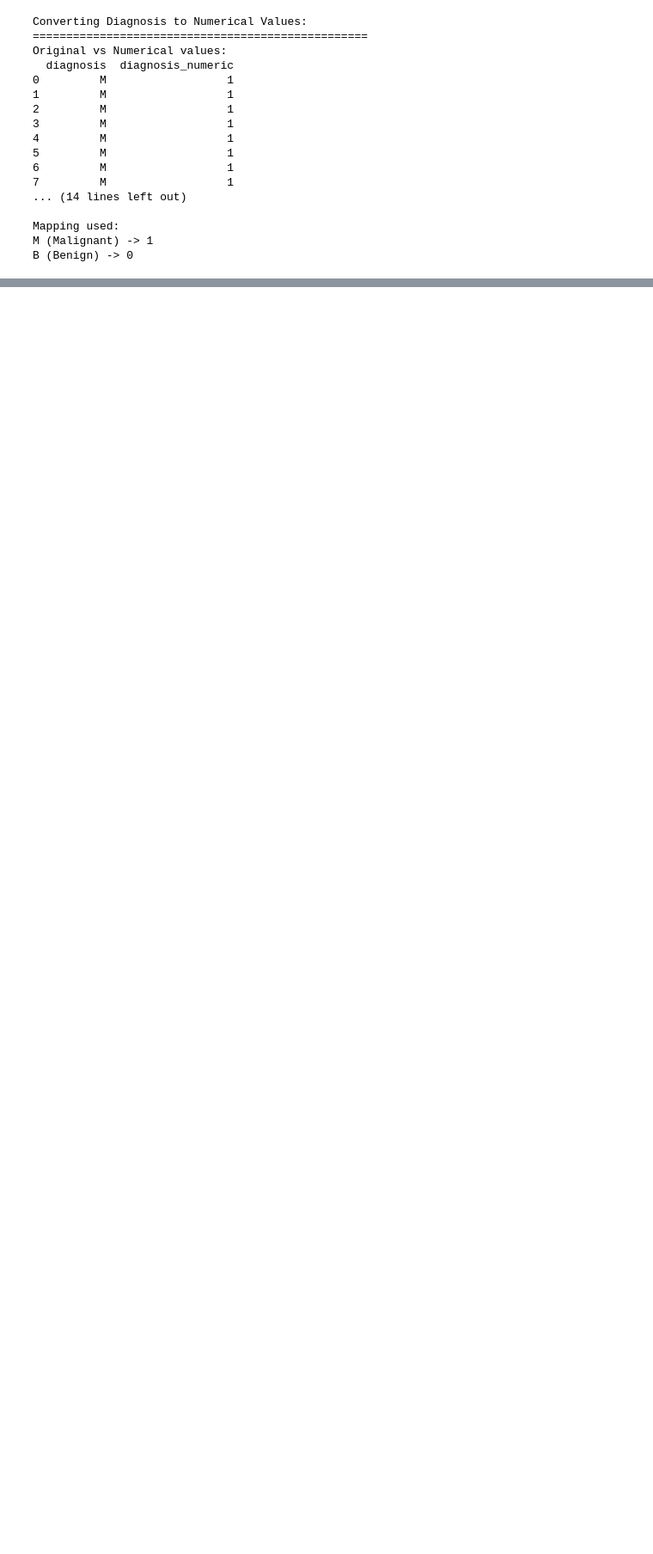
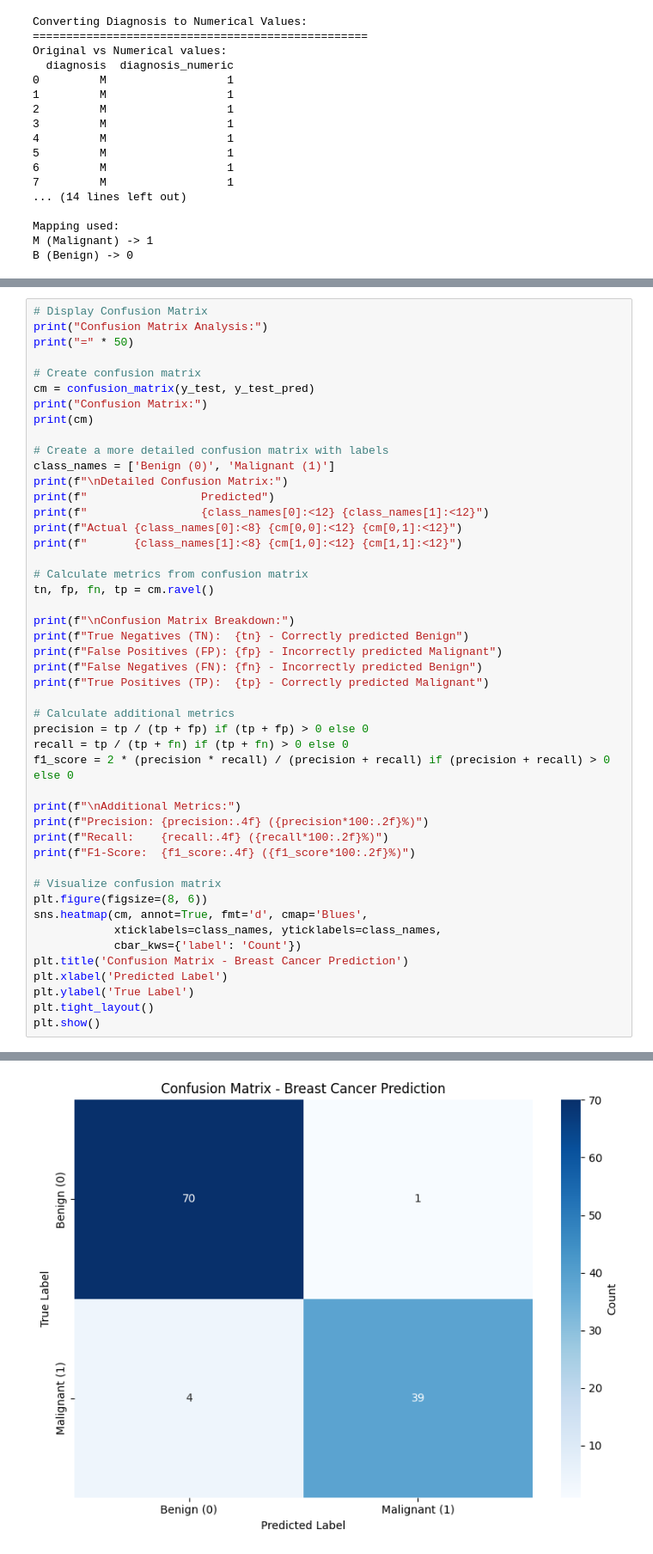
Before and after one commit to salmansheikhutk/datascience, a Jupyter notebook: breast_cancer_analysis.ipynb, the cells around one changed output, grey strips where cells are left out. Shown at 86% size. Cells and saved outputs as stored; diff of their text form; blank space fills up the shorter version.

```diff
--- a/breast_cancer_analysis.ipynb
+++ b/breast_cancer_analysis.ipynb
@@ -207,0 +394,48 @@ B (Benign) -> 0
+# %%
+# Display Confusion Matrix
+print("Confusion Matrix Analysis:")
+print("=" * 50)
+
+# Create confusion matrix
+cm = confusion_matrix(y_test, y_test_pred)
+print("Confusion Matrix:")
+print(cm)
+
+# Create a more detailed confusion matrix with labels
+class_names = ['Benign (0)', 'Malignant (1)']
+print(f"\nDetailed Confusion Matrix:")
+print(f"                 Predicted")
+print(f"                 {class_names[0]:<12} {class_names[1]:<12}")
+print(f"Actual {class_names[0]:<8} {cm[0,0]:<12} {cm[0,1]:<12}")
+print(f"       {class_names[1]:<8} {cm[1,0]:<12} {cm[1,1]:<12}")
+
+# Calculate metrics from confusion matrix
+tn, fp, fn, tp = cm.ravel()
+
+print(f"\nConfusion Matrix Breakdown:")
+print(f"True Negatives (TN):  {tn} - Correctly predicted Benign")
+print(f"False Positives (FP): {fp} - Incorrectly predicted Malignant")
+print(f"False Negatives (FN): {fn} - Incorrectly predicted Benign")
+print(f"True Positives (TP):  {tp} - Correctly predicted Malignant")
+
+# Calculate additional metrics
+precision = tp / (tp + fp) if (tp + fp) > 0 else 0
+recall = tp / (tp + fn) if (tp + fn) > 0 else 0
+f1_score = 2 * (precision * recall) / (precision + recall) if (precision + recall) > 0 else 0
+
+print(f"\nAdditional Metrics:")
+print(f"Precision: {precision:.4f} ({precision*100:.2f}%)")
+print(f"Recall:    {recall:.4f} ({recall*100:.2f}%)")
+print(f"F1-Score:  {f1_score:.4f} ({f1_score*100:.2f}%)")
+
+# Visualize confusion matrix
+plt.figure(figsize=(8, 6))
+sns.heatmap(cm, annot=True, fmt='d', cmap='Blues',
+            xticklabels=class_names, yticklabels=class_names,
+            cbar_kws={'label': 'Count'})
+plt.title('Confusion Matrix - Breast Cancer Prediction')
+plt.xlabel('Predicted Label')
+plt.ylabel('True Label')
+plt.tight_layout()
+plt.show()
+# %% [output]
@@ -207,0 +459 @@ B (Benign) -> 0
+[figure, added]
```
Also changed, not shown: parts of 9 cells of this notebook, 1 other file.
